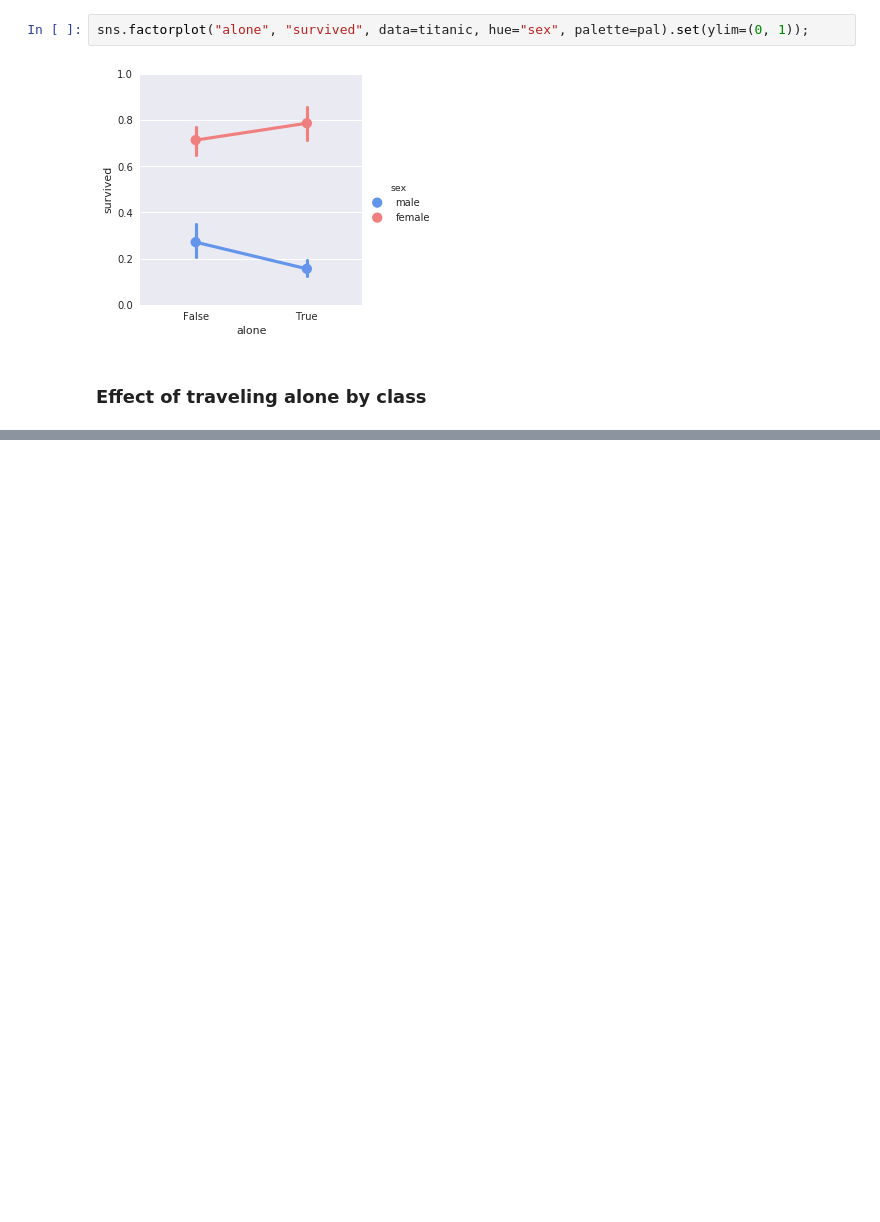
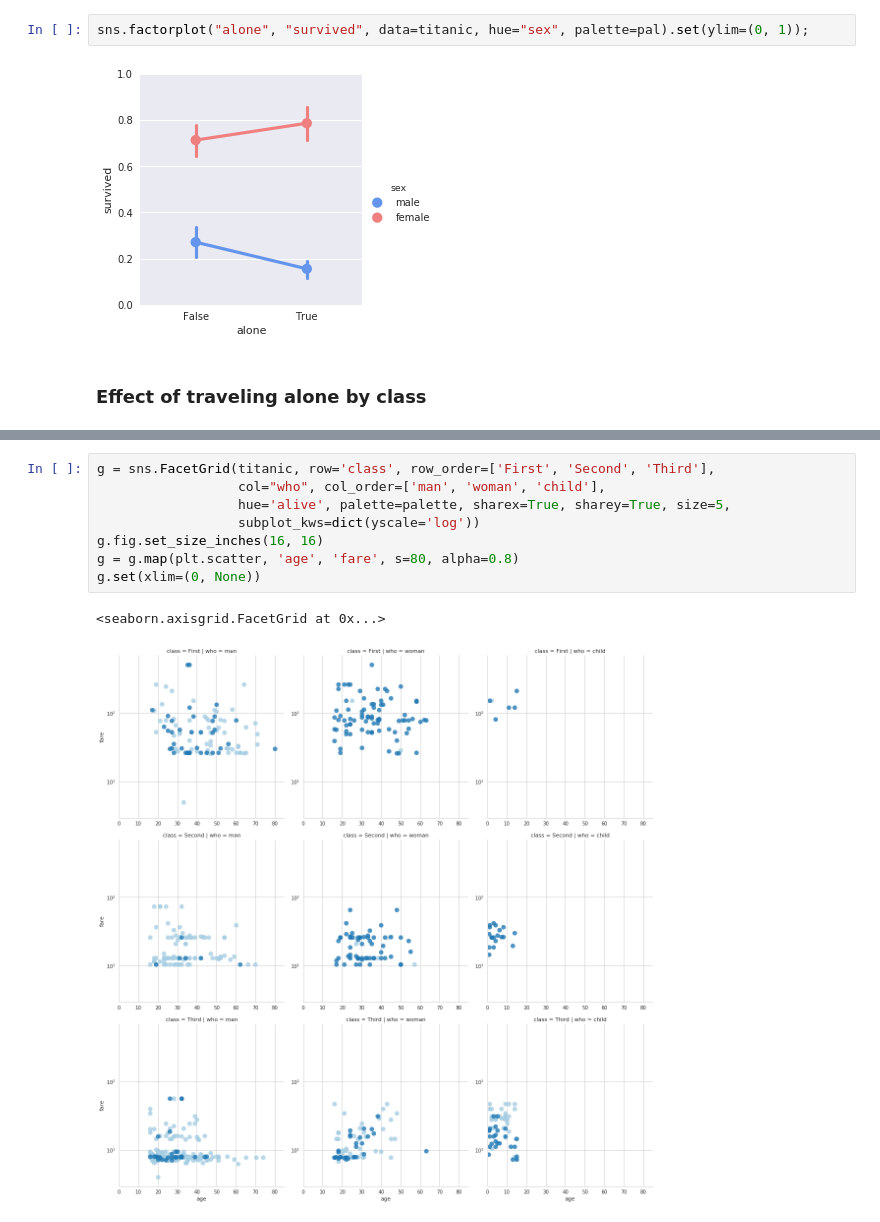
Before and after one commit to gavinln/stats_py_vm, a Jupyter notebook: notebooks/titanic/titanic_seaborn.ipynb, the cells around one changed output, grey strips where cells are left out. Drawn from its saved outputs; the diff is of its cells as text; blank space fills up the shorter version.

```diff
--- a/notebooks/titanic/titanic_seaborn.ipynb
+++ b/notebooks/titanic/titanic_seaborn.ipynb
@@ -489,0 +527,11 @@ fg.despine(left=True);
+# %%
+g = sns.FacetGrid(titanic, row='class', row_order=['First', 'Second', 'Third'],
+                  col="who", col_order=['man', 'woman', 'child'],
+                  hue='alive', palette=palette, sharex=True, sharey=True, size=5,
+                  subplot_kws=dict(yscale='log'))
+g.fig.set_size_inches(16, 16)
+g = g.map(plt.scatter, 'age', 'fare', s=80, alpha=0.8)
+g.set(xlim=(0, None))
+# %% [output]
+<seaborn.axisgrid.FacetGrid at 0x...>
+[figure, added]
```
Also changed, not shown: parts of 13 cells of this notebook, 1 other file.
